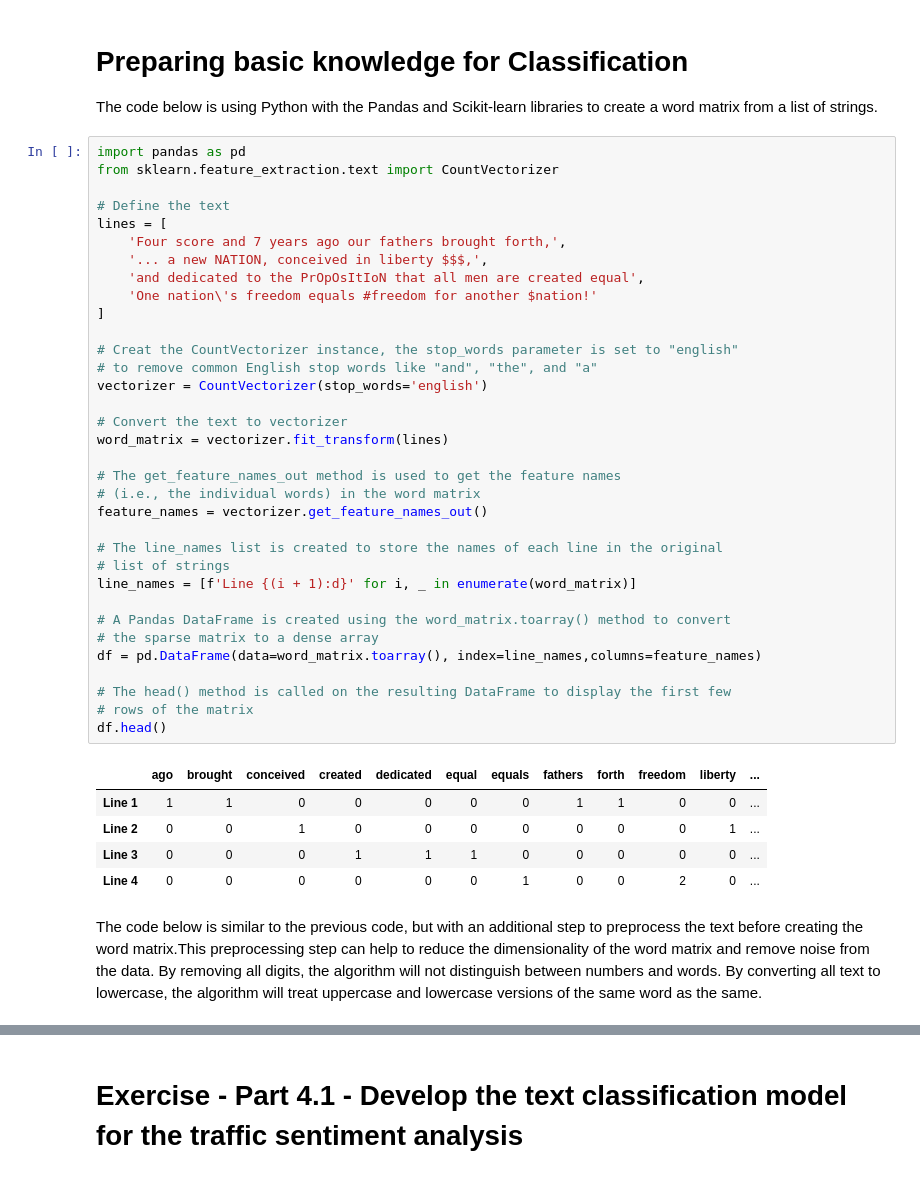
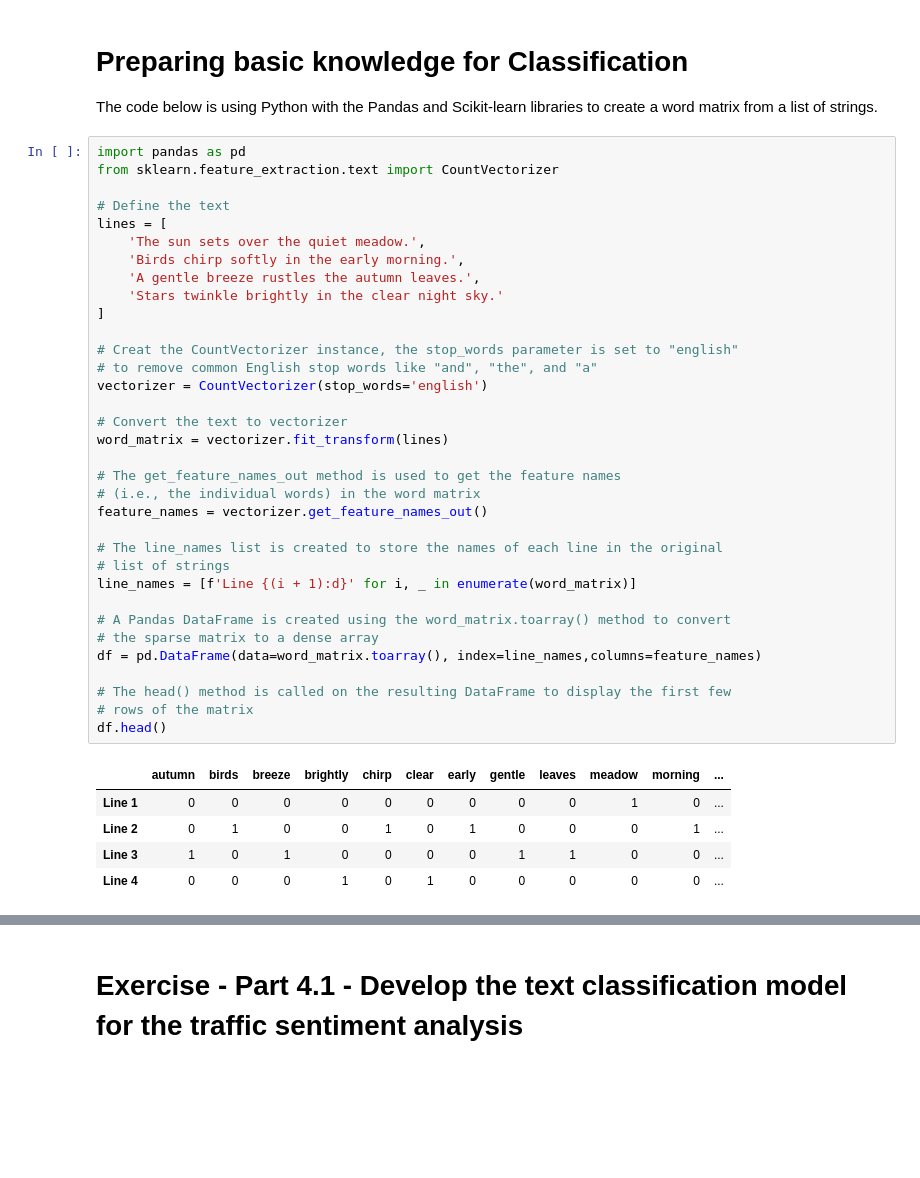
Before and after one commit to zhenliangma/Applied-AI-in-Transportation, a Jupyter notebook: Exercise_4_Text_classification/Exercise_4_Text_classification.ipynb, the cells around one changed output, grey strips where cells are left out. Cells and saved outputs as stored; diff of their text form; blank space fills up the shorter version.

```diff
--- a/Exercise_4_Text_classification/Exercise_4_Text_classification.ipynb
+++ b/Exercise_4_Text_classification/Exercise_4_Text_classification.ipynb
@@ -6,41 +6,39 @@ The code below is using Python with the Pandas and Scikit-learn libraries to cre
 import pandas as pd
 from sklearn.feature_extraction.text import CountVectorizer
 
 # Define the text
 lines = [
-    'Four score and 7 years ago our fathers brought forth,',
-    '... a new NATION, conceived in liberty $$$,',
-    'and dedicated to the PrOpOsItIoN that all men are created equal',
-    'One nation\'s freedom equals #freedom for another $nation!'
+    'The sun sets over the quiet meadow.',
+    'Birds chirp softly in the early morning.',
+    'A gentle breeze rustles the autumn leaves.',
+    'Stars twinkle brightly in the clear night sky.'
 ]
 
 # Creat the CountVectorizer instance, the stop_words parameter is set to "english"
 # to remove common English stop words like "and", "the", and "a"
 vectorizer = CountVectorizer(stop_words='english')
 
 # Convert the text to vectorizer
 word_matrix = vectorizer.fit_transform(lines)
 
 # The get_feature_names_out method is used to get the feature names
 # (i.e., the individual words) in the word matrix
 feature_names = vectorizer.get_feature_names_out()
 
 # The line_names list is created to store the names of each line in the original
 # list of strings
 line_names = [f'Line {(i + 1):d}' for i, _ in enumerate(word_matrix)]
 
 # A Pandas DataFrame is created using the word_matrix.toarray() method to convert
 # the sparse matrix to a dense array
 df = pd.DataFrame(data=word_matrix.toarray(), index=line_names,columns=feature_names)
 
 # The head() method is called on the resulting DataFrame to display the first few
 # rows of the matrix
 df.head()
 # %% [output]
-|  | ago | brought | conceived | created | dedicated | equal | equals | fathers | forth | freedom | liberty | ... |
-| Line 1 | 1 | 1 | 0 | 0 | 0 | 0 | 0 | 1 | 1 | 0 | 0 | ... |
-| Line 2 | 0 | 0 | 1 | 0 | 0 | 0 | 0 | 0 | 0 | 0 | 1 | ... |
-| Line 3 | 0 | 0 | 0 | 1 | 1 | 1 | 0 | 0 | 0 | 0 | 0 | ... |
-| Line 4 | 0 | 0 | 0 | 0 | 0 | 0 | 1 | 0 | 0 | 2 | 0 | ... |
+|  | autumn | birds | breeze | brightly | chirp | clear | early | gentle | leaves | meadow | morning | ... |
+| Line 1 | 0 | 0 | 0 | 0 | 0 | 0 | 0 | 0 | 0 | 1 | 0 | ... |
+| Line 2 | 0 | 1 | 0 | 0 | 1 | 0 | 1 | 0 | 0 | 0 | 1 | ... |
+| Line 3 | 1 | 0 | 1 | 0 | 0 | 0 | 0 | 1 | 1 | 0 | 0 | ... |
+| Line 4 | 0 | 0 | 0 | 1 | 0 | 1 | 0 | 0 | 0 | 0 | 0 | ... |
-# %% [markdown]
-The code below is similar to the previous code, but with an additional step to preprocess the text before creating the word matrix.This preprocessing step can help to reduce the dimensionality of the word matrix and remove noise from the data. By removing all digits, the algorithm will not distinguish between numbers and words. By converting all text to lowercase, the algorithm will treat uppercase and lowercase versions of the same word as the same.
```
Also changed, not shown: parts of 3 cells of this notebook.
